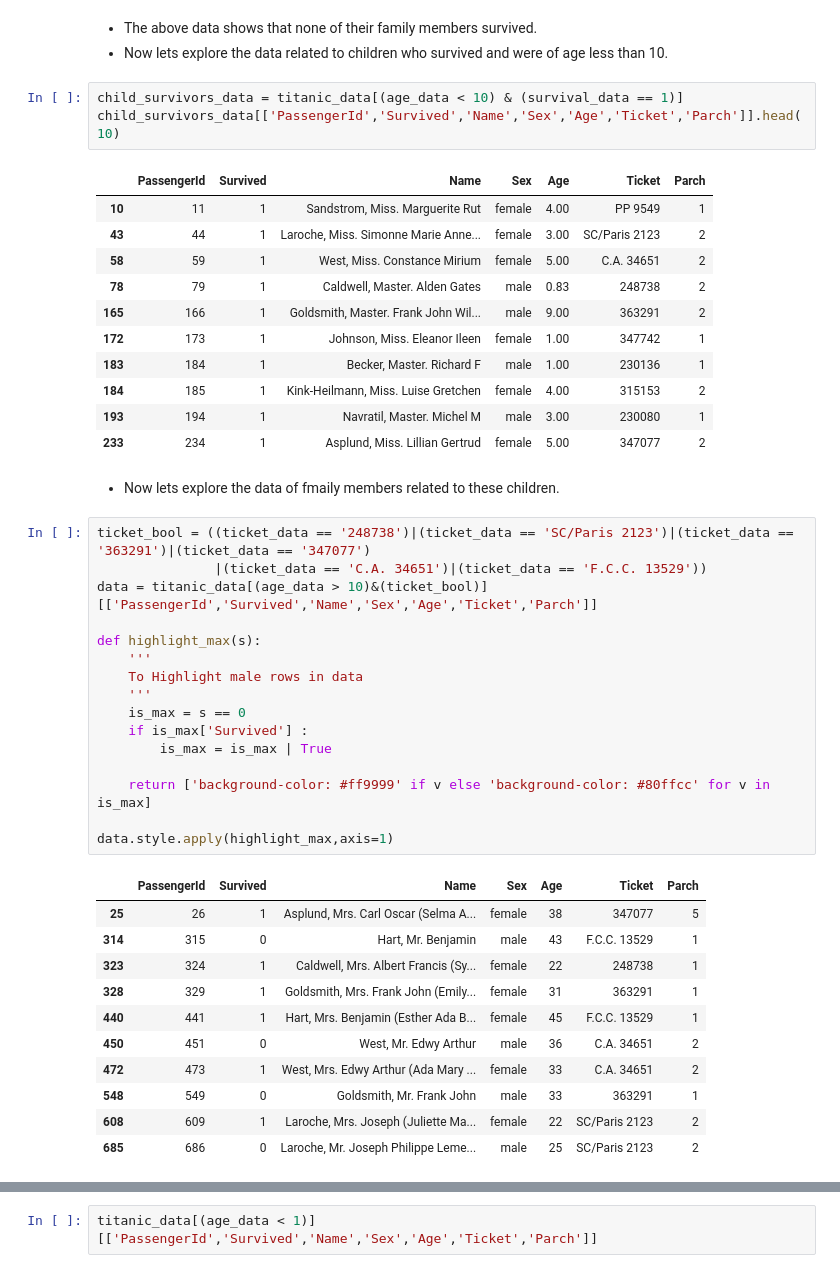
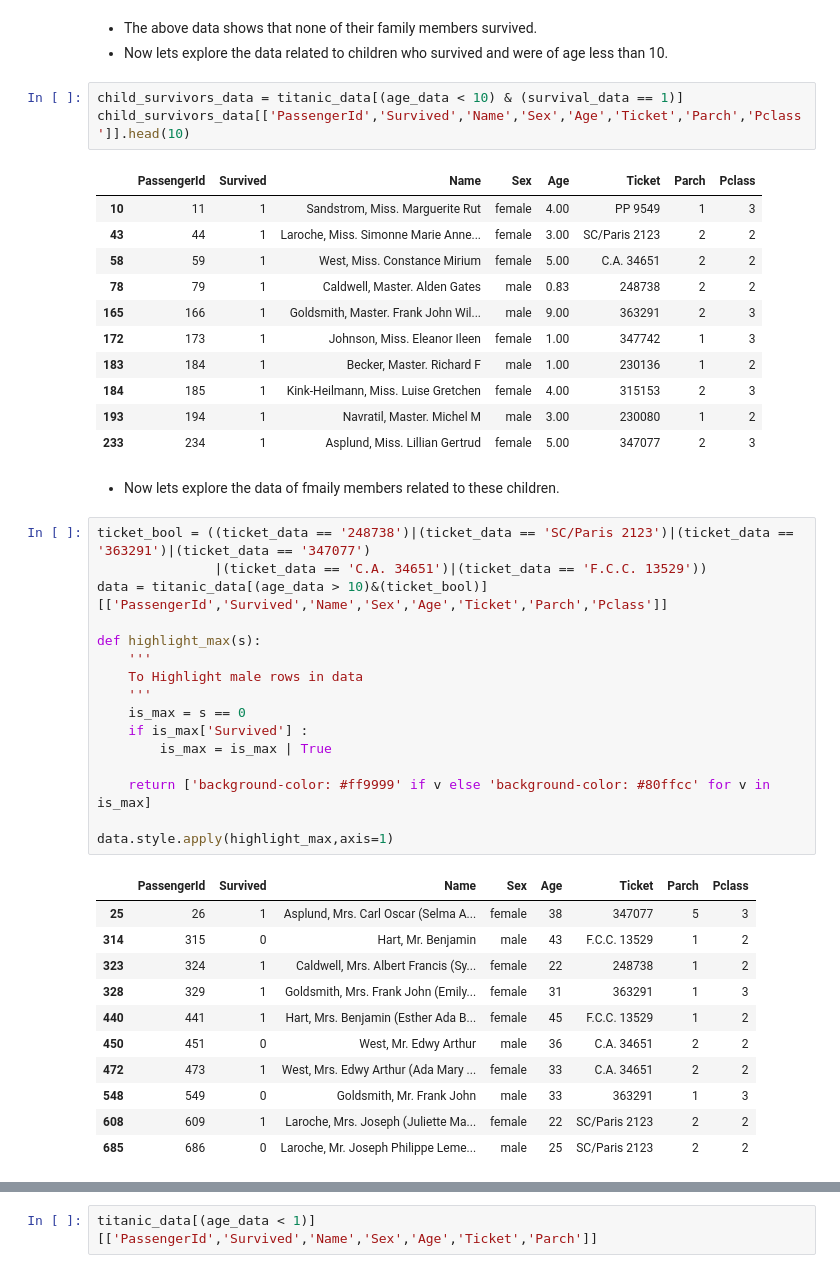
Before and after one commit to chaitanya6761/Udacity-Data-Analyst-Nano-Degree, a Jupyter notebook: P2 Investigate A Dataset(Titanic Survival Data)/Titanic_Data_Analysis.ipynb, the cells around one changed output, grey strips where cells are left out. Cells and saved outputs as stored; diff of their text form.

```diff
--- a/P2 Investigate A Dataset(Titanic Survival Data)/Titanic_Data_Analysis.ipynb
+++ b/P2 Investigate A Dataset(Titanic Survival Data)/Titanic_Data_Analysis.ipynb
@@ -326,25 +326,25 @@ titanic_data[(age_data > 10) &(ticket_bool) ][['PassengerId','Survived','Name','
 - Now lets explore the data related to children who survived and were of age less than 10.
 # %%
 child_survivors_data = titanic_data[(age_data < 10) & (survival_data == 1)]
-child_survivors_data[['PassengerId','Survived','Name','Sex','Age','Ticket','Parch']].head(10)
+child_survivors_data[['PassengerId','Survived','Name','Sex','Age','Ticket','Parch','Pclass']].head(10)
 # %% [output]
-|  | PassengerId | Survived | Name | Sex | Age | Ticket | Parch |
-| 10 | 11 | 1 | Sandstrom, Miss. Marguerite Rut | female | 4.00 | PP 9549 | 1 |
-| 43 | 44 | 1 | Laroche, Miss. Simonne Marie Anne... | female | 3.00 | SC/Paris 2123 | 2 |
-| 58 | 59 | 1 | West, Miss. Constance Mirium | female | 5.00 | C.A. 34651 | 2 |
-| 78 | 79 | 1 | Caldwell, Master. Alden Gates | male | 0.83 | 248738 | 2 |
-| 165 | 166 | 1 | Goldsmith, Master. Frank John Wil... | male | 9.00 | 363291 | 2 |
-| 172 | 173 | 1 | Johnson, Miss. Eleanor Ileen | female | 1.00 | 347742 | 1 |
-| 183 | 184 | 1 | Becker, Master. Richard F | male | 1.00 | 230136 | 1 |
-| 184 | 185 | 1 | Kink-Heilmann, Miss. Luise Gretchen | female | 4.00 | 315153 | 2 |
-| 193 | 194 | 1 | Navratil, Master. Michel M | male | 3.00 | 230080 | 1 |
-| 233 | 234 | 1 | Asplund, Miss. Lillian Gertrud | female | 5.00 | 347077 | 2 |
+|  | PassengerId | Survived | Name | Sex | Age | Ticket | Parch | Pclass |
+| 10 | 11 | 1 | Sandstrom, Miss. Marguerite Rut | female | 4.00 | PP 9549 | 1 | 3 |
+| 43 | 44 | 1 | Laroche, Miss. Simonne Marie Anne... | female | 3.00 | SC/Paris 2123 | 2 | 2 |
+| 58 | 59 | 1 | West, Miss. Constance Mirium | female | 5.00 | C.A. 34651 | 2 | 2 |
+| 78 | 79 | 1 | Caldwell, Master. Alden Gates | male | 0.83 | 248738 | 2 | 2 |
+| 165 | 166 | 1 | Goldsmith, Master. Frank John Wil... | male | 9.00 | 363291 | 2 | 3 |
+| 172 | 173 | 1 | Johnson, Miss. Eleanor Ileen | female | 1.00 | 347742 | 1 | 3 |
+| 183 | 184 | 1 | Becker, Master. Richard F | male | 1.00 | 230136 | 1 | 2 |
+| 184 | 185 | 1 | Kink-Heilmann, Miss. Luise Gretchen | female | 4.00 | 315153 | 2 | 3 |
+| 193 | 194 | 1 | Navratil, Master. Michel M | male | 3.00 | 230080 | 1 | 2 |
+| 233 | 234 | 1 | Asplund, Miss. Lillian Gertrud | female | 5.00 | 347077 | 2 | 3 |
 # %% [markdown]
 - Now lets explore the data of fmaily members related to these children.
 # %%
 ticket_bool = ((ticket_data == '248738')|(ticket_data == 'SC/Paris 2123')|(ticket_data == '363291')|(ticket_data == '347077')
                |(ticket_data == 'C.A. 34651')|(ticket_data == 'F.C.C. 13529'))
-data = titanic_data[(age_data > 10)&(ticket_bool)][['PassengerId','Survived','Name','Sex','Age','Ticket','Parch']]
+data = titanic_data[(age_data > 10)&(ticket_bool)][['PassengerId','Survived','Name','Sex','Age','Ticket','Parch','Pclass']]
 
 def highlight_max(s):
     '''
@@ -358,17 +358,17 @@ def highlight_max(s):
 
 data.style.apply(highlight_max,axis=1)
 # %% [output]
-|  | PassengerId | Survived | Name | Sex | Age | Ticket | Parch |
-| 25 | 26 | 1 | Asplund, Mrs. Carl Oscar (Selma A... | female | 38 | 347077 | 5 |
-| 314 | 315 | 0 | Hart, Mr. Benjamin | male | 43 | F.C.C. 13529 | 1 |
-| 323 | 324 | 1 | Caldwell, Mrs. Albert Francis (Sy... | female | 22 | 248738 | 1 |
-| 328 | 329 | 1 | Goldsmith, Mrs. Frank John (Emily... | female | 31 | 363291 | 1 |
-| 440 | 441 | 1 | Hart, Mrs. Benjamin (Esther Ada B... | female | 45 | F.C.C. 13529 | 1 |
-| 450 | 451 | 0 | West, Mr. Edwy Arthur | male | 36 | C.A. 34651 | 2 |
-| 472 | 473 | 1 | West, Mrs. Edwy Arthur (Ada Mary ... | female | 33 | C.A. 34651 | 2 |
-| 548 | 549 | 0 | Goldsmith, Mr. Frank John | male | 33 | 363291 | 1 |
-| 608 | 609 | 1 | Laroche, Mrs. Joseph (Juliette Ma... | female | 22 | SC/Paris 2123 | 2 |
-| 685 | 686 | 0 | Laroche, Mr. Joseph Philippe Leme... | male | 25 | SC/Paris 2123 | 2 |
+|  | PassengerId | Survived | Name | Sex | Age | Ticket | Parch | Pclass |
+| 25 | 26 | 1 | Asplund, Mrs. Carl Oscar (Selma A... | female | 38 | 347077 | 5 | 3 |
+| 314 | 315 | 0 | Hart, Mr. Benjamin | male | 43 | F.C.C. 13529 | 1 | 2 |
+| 323 | 324 | 1 | Caldwell, Mrs. Albert Francis (Sy... | female | 22 | 248738 | 1 | 2 |
+| 328 | 329 | 1 | Goldsmith, Mrs. Frank John (Emily... | female | 31 | 363291 | 1 | 3 |
+| 440 | 441 | 1 | Hart, Mrs. Benjamin (Esther Ada B... | female | 45 | F.C.C. 13529 | 1 | 2 |
+| 450 | 451 | 0 | West, Mr. Edwy Arthur | male | 36 | C.A. 34651 | 2 | 2 |
+| 472 | 473 | 1 | West, Mrs. Edwy Arthur (Ada Mary ... | female | 33 | C.A. 34651 | 2 | 2 |
+| 548 | 549 | 0 | Goldsmith, Mr. Frank John | male | 33 | 363291 | 1 | 3 |
+| 608 | 609 | 1 | Laroche, Mrs. Joseph (Juliette Ma... | female | 22 | SC/Paris 2123 | 2 | 2 |
+| 685 | 686 | 0 | Laroche, Mr. Joseph Philippe Leme... | male | 25 | SC/Paris 2123 | 2 | 2 |
 # %% [markdown]
 - The above data shows the data related to family members of the childeren who survived the diaster. The data shows that males (rows which are red in color) didn't survive the disaster. Probably now we can relate to the fact that female and children were given preference.
 - The others facts that we can produce from the data are like, if family didn't get a chance to survive, then in that case whole family died including children
```
Also changed, not shown: parts of 3 cells of this notebook.
